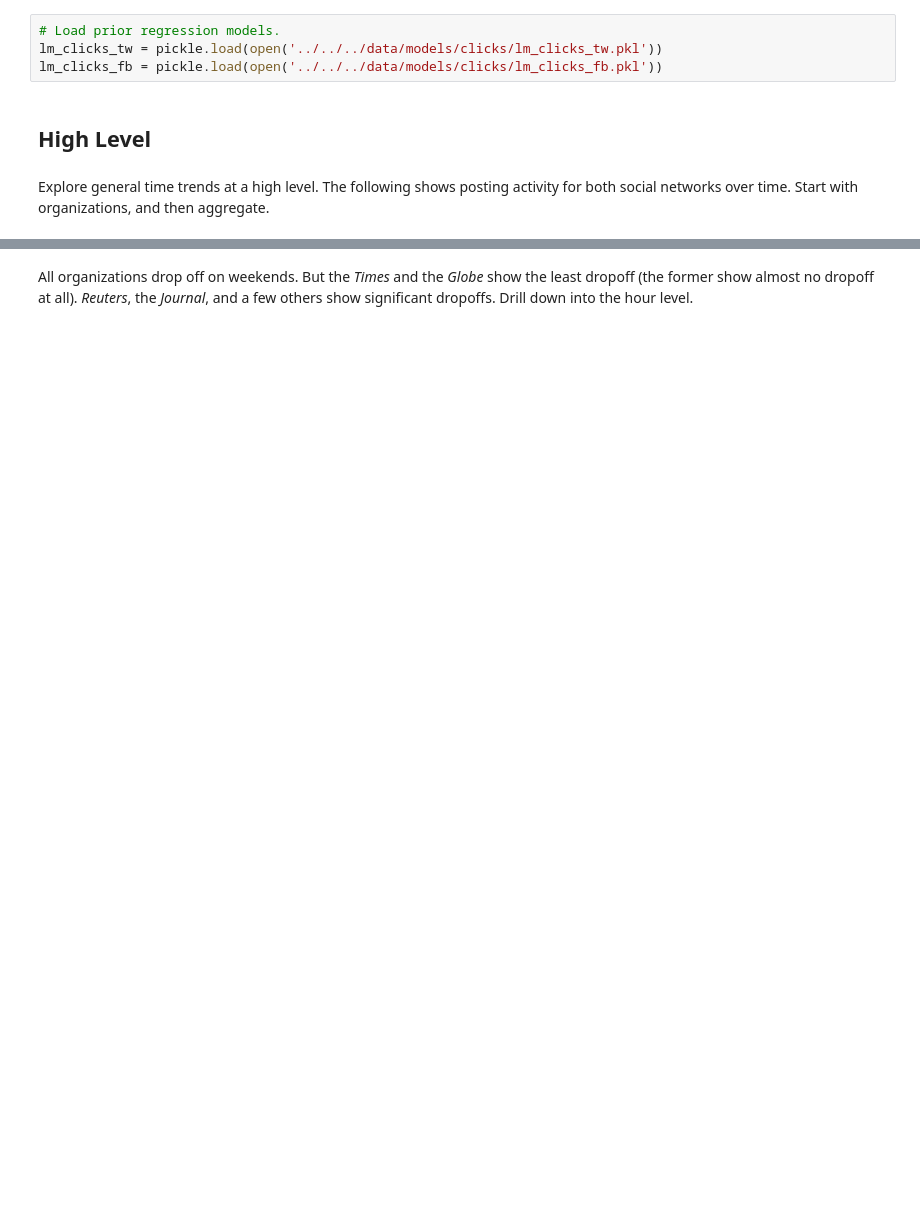
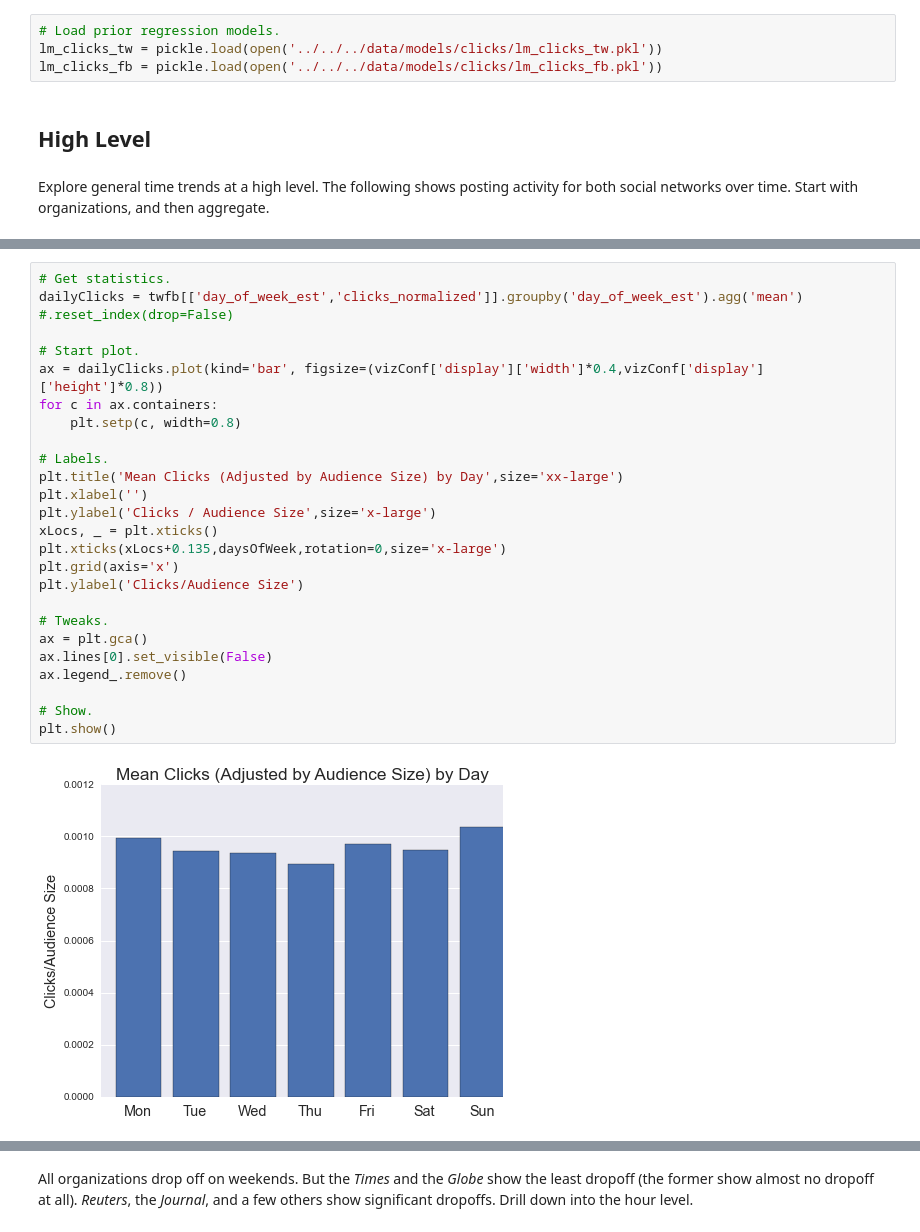
Before and after one commit to micahlanier/social-news, a Jupyter notebook: src/exploration/timeExploration.ipynb, the cells around one changed output, grey strips where cells are left out. Cells and saved outputs as stored; diff of their text form; blank space fills up the shorter version.

```diff
--- a/src/exploration/timeExploration.ipynb
+++ b/src/exploration/timeExploration.ipynb
@@ -82,2 +104,29 @@ Explore general time trends at a high level. The following shows posting activit
+# %%
+# Get statistics.
+dailyClicks = twfb[['day_of_week_est','clicks_normalized']].groupby('day_of_week_est').agg('mean') #.reset_index(drop=False)
+
+# Start plot.
+ax = dailyClicks.plot(kind='bar', figsize=(vizConf['display']['width']*0.4,vizConf['display']['height']*0.8))
+for c in ax.containers:
+    plt.setp(c, width=0.8)
+
+# Labels.
+plt.title('Mean Clicks (Adjusted by Audience Size) by Day',size='xx-large')
+plt.xlabel('')
+plt.ylabel('Clicks / Audience Size',size='x-large')
+xLocs, _ = plt.xticks()
+plt.xticks(xLocs+0.135,daysOfWeek,rotation=0,size='x-large')
+plt.grid(axis='x')
+plt.ylabel('Clicks/Audience Size')
+
+# Tweaks.
+ax = plt.gca()
+ax.lines[0].set_visible(False)
+ax.legend_.remove()
+
+# Show.
+plt.show()
+# %% [output]
+[figure, added]
 # %%
 # Day plots for all organizations.
```
Also changed, not shown: parts of 8 cells of this notebook.
